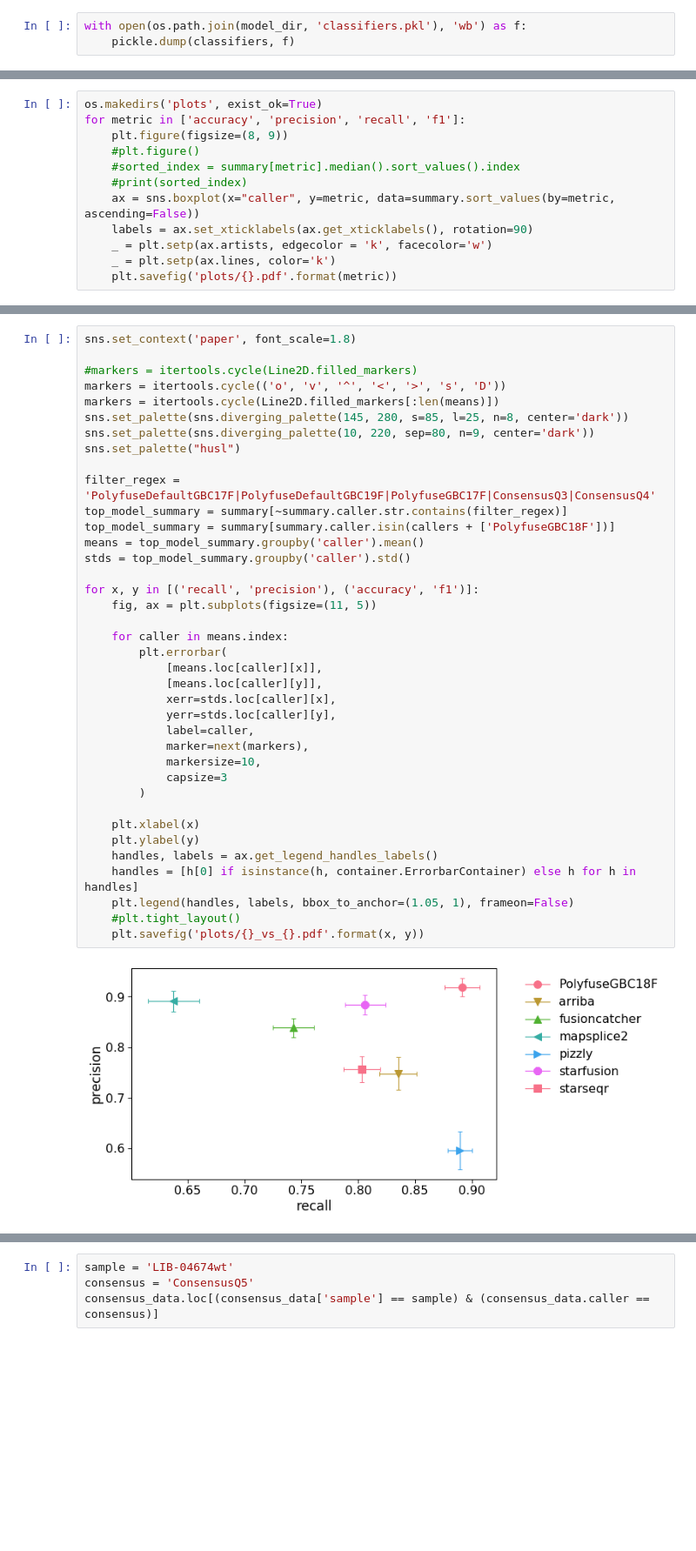
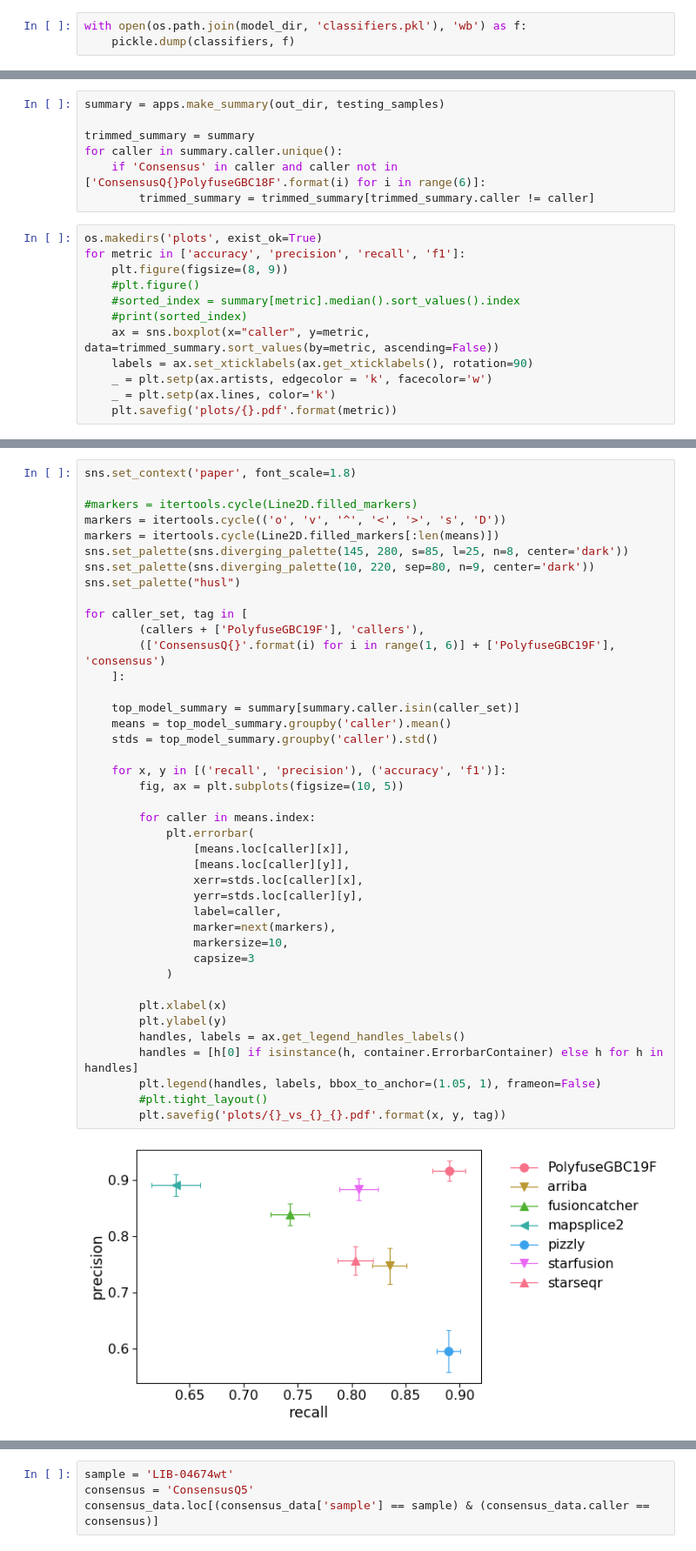
Before and after one commit to olopade-lab/fusion-ensembler, a Jupyter notebook: notebooks/polyfuse-50.ipynb, the cells around one changed output, grey strips where cells are left out. Shown: that part at 87% size. Saved outputs shown, nothing was run; the diff lists cells and outputs as text; blank space fills up the shorter version.

Commit message:
Plotting tweaks

```diff
--- a/notebooks/polyfuse-50.ipynb
+++ b/notebooks/polyfuse-50.ipynb
@@ -189,3 +184,10 @@ summary = apps.make_summary(out_dir, testing_samples)
+# %%
+summary = apps.make_summary(out_dir, testing_samples)
+
+trimmed_summary = summary
+for caller in summary.caller.unique():
+    if 'Consensus' in caller and caller not in ['ConsensusQ{}PolyfuseGBC18F'.format(i) for i in range(6)]:
+        trimmed_summary = trimmed_summary[trimmed_summary.caller != caller]
 # %%
 os.makedirs('plots', exist_ok=True)
 for metric in ['accuracy', 'precision', 'recall', 'f1']:
@@ -193,7 +195,7 @@ for metric in ['accuracy', 'precision', 'recall', 'f1']:
     #plt.figure()
     #sorted_index = summary[metric].median().sort_values().index
     #print(sorted_index)
-    ax = sns.boxplot(x="caller", y=metric, data=summary.sort_values(by=metric, ascending=False))
+    ax = sns.boxplot(x="caller", y=metric, data=trimmed_summary.sort_values(by=metric, ascending=False))
     labels = ax.set_xticklabels(ax.get_xticklabels(), rotation=90)
     _ = plt.setp(ax.artists, edgecolor = 'k', facecolor='w')
     _ = plt.setp(ax.lines, color='k')
@@ -206,40 +208,43 @@ for metric in ['accuracy', 'precision', 'recall', 'f1']:
 # %%
 sns.set_context('paper', font_scale=1.8)
 
 #markers = itertools.cycle(Line2D.filled_markers)
 markers = itertools.cycle(('o', 'v', '^', '<', '>', 's', 'D'))
 markers = itertools.cycle(Line2D.filled_markers[:len(means)])
 sns.set_palette(sns.diverging_palette(145, 280, s=85, l=25, n=8, center='dark'))
 sns.set_palette(sns.diverging_palette(10, 220, sep=80, n=9, center='dark'))
 sns.set_palette("husl")
 
-filter_regex = 'PolyfuseDefaultGBC17F|PolyfuseDefaultGBC19F|PolyfuseGBC17F|ConsensusQ3|ConsensusQ4'
-top_model_summary = summary[~summary.caller.str.contains(filter_regex)]
-top_model_summary = summary[summary.caller.isin(callers + ['PolyfuseGBC18F'])]
-means = top_model_summary.groupby('caller').mean()
-stds = top_model_summary.groupby('caller').std()
+for caller_set, tag in [
+        (callers + ['PolyfuseGBC19F'], 'callers'),
+        (['ConsensusQ{}'.format(i) for i in range(1, 6)] + ['PolyfuseGBC19F'], 'consensus')
+    ]:
 
-for x, y in [('recall', 'precision'), ('accuracy', 'f1')]:
-    fig, ax = plt.subplots(figsize=(11, 5))
+    top_model_summary = summary[summary.caller.isin(caller_set)]
+    means = top_model_summary.groupby('caller').mean()
+    stds = top_model_summary.groupby('caller').std()
 
-    for caller in means.index:
-        plt.errorbar(
-            [means.loc[caller][x]],
-            [means.loc[caller][y]],
-            xerr=stds.loc[caller][x],
-            yerr=stds.loc[caller][y],
-            label=caller,
-            marker=next(markers),
-            markersize=10,
-            capsize=3
-        )
+    for x, y in [('recall', 'precision'), ('accuracy', 'f1')]:
+        fig, ax = plt.subplots(figsize=(10, 5))
 
-    plt.xlabel(x)
-    plt.ylabel(y)
-    handles, labels = ax.get_legend_handles_labels()
-    handles = [h[0] if isinstance(h, container.ErrorbarContainer) else h for h in handles]
-    plt.legend(handles, labels, bbox_to_anchor=(1.05, 1), frameon=False)
-    #plt.tight_layout()
-    plt.savefig('plots/{}_vs_{}.pdf'.format(x, y))
+        for caller in means.index:
+            plt.errorbar(
+                [means.loc[caller][x]],
+                [means.loc[caller][y]],
+                xerr=stds.loc[caller][x],
+                yerr=stds.loc[caller][y],
+                label=caller,
+                marker=next(markers),
+                markersize=10,
+                capsize=3
+            )
+
+        plt.xlabel(x)
+        plt.ylabel(y)
+        handles, labels = ax.get_legend_handles_labels()
+        handles = [h[0] if isinstance(h, container.ErrorbarContainer) else h for h in handles]
+        plt.legend(handles, labels, bbox_to_anchor=(1.05, 1), frameon=False)
+        #plt.tight_layout()
+        plt.savefig('plots/{}_vs_{}_{}.pdf'.format(x, y, tag))
 # %% [output]
-[figure, old version]
+[figure, new version]
```
Also changed, not shown: parts of 10 cells of this notebook, 2 other files.
